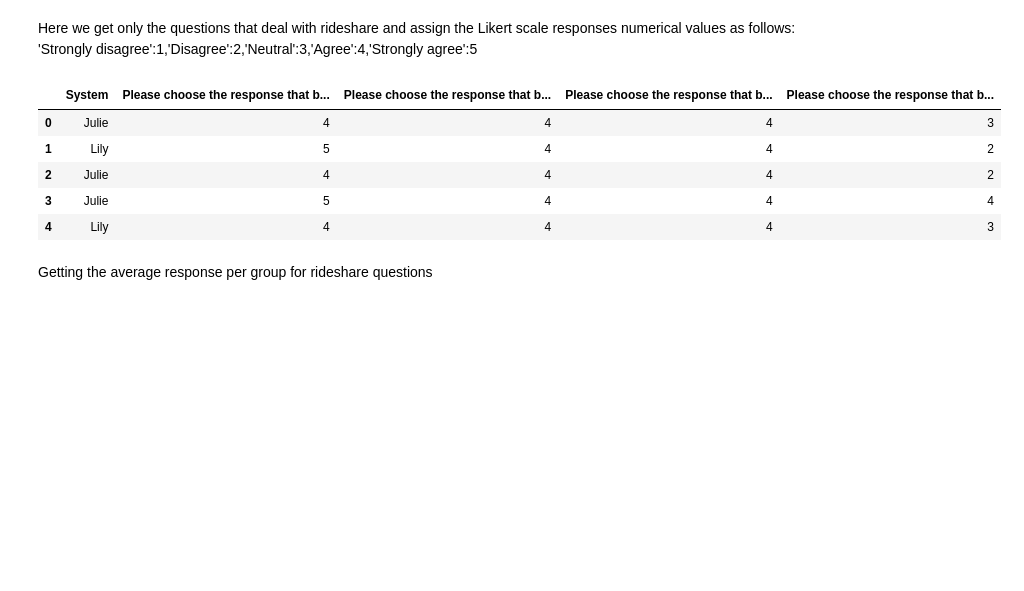
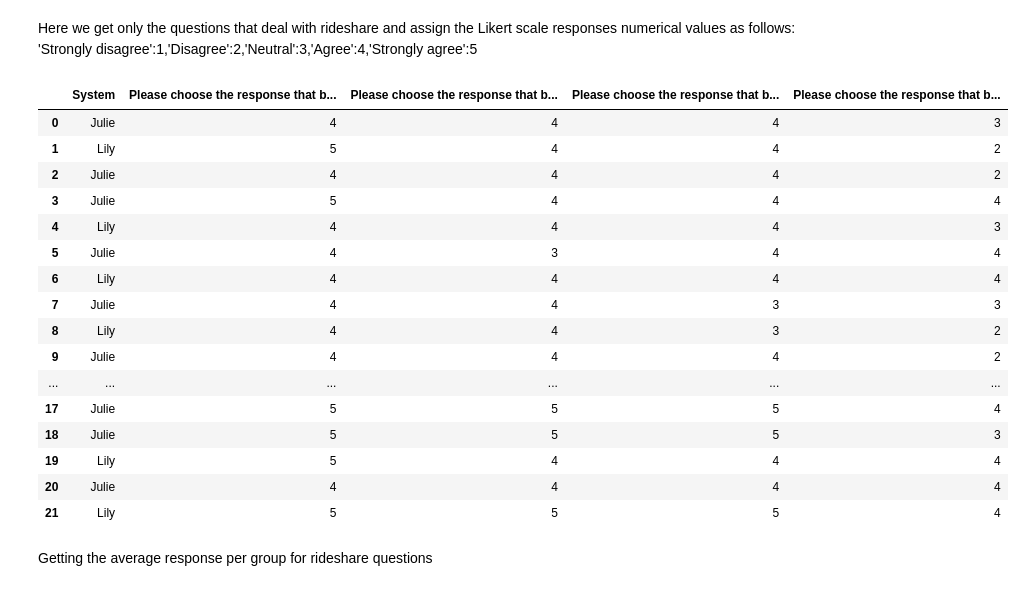
Before and after one commit to kcornn/independent-study, a Jupyter notebook: preride-data-2020.ipynb, the cells around one changed output. Saved outputs shown, nothing was run; the diff lists cells and outputs as text; code cells hidden in the pictures; blank space fills up the shorter version.

```diff
--- a/preride-data-2020.ipynb
+++ b/preride-data-2020.ipynb
@@ -95,15 +95,26 @@ Here we get only the questions that deal with rideshare and assign the Likert sc
 # %%
 lyft_uber_views = df[df.columns[:8]]
 lyft_uber_views = lyft_uber_views.drop(lyft_uber_views.columns[1:4],axis=1)
 lyft_uber_views = lyft_uber_views.replace({'Strongly disagree':1,'Disagree':2,'Neutral':3,'Agree':4,'Strongly agree':5})
-lyft_uber_views.head()
+lyft_uber_views
 # %% [output]
 |  | System | Please choose the response that b... | Please choose the response that b... | Please choose the response that b... | Please choose the response that b... |
 | 0 | Julie | 4 | 4 | 4 | 3 |
 | 1 | Lily | 5 | 4 | 4 | 2 |
 | 2 | Julie | 4 | 4 | 4 | 2 |
 | 3 | Julie | 5 | 4 | 4 | 4 |
 | 4 | Lily | 4 | 4 | 4 | 3 |
+| 5 | Julie | 4 | 3 | 4 | 4 |
+| 6 | Lily | 4 | 4 | 4 | 4 |
+| 7 | Julie | 4 | 4 | 3 | 3 |
+| 8 | Lily | 4 | 4 | 3 | 2 |
+| 9 | Julie | 4 | 4 | 4 | 2 |
+| ... | ... | ... | ... | ... | ... |
+| 17 | Julie | 5 | 5 | 5 | 4 |
+| 18 | Julie | 5 | 5 | 5 | 3 |
+| 19 | Lily | 5 | 4 | 4 | 4 |
+| 20 | Julie | 4 | 4 | 4 | 4 |
+| 21 | Lily | 5 | 5 | 5 | 4 |
 # %% [markdown]
 Getting the average response per group for rideshare questions
 # %%
```
Also changed, not shown: parts of 16 cells of this notebook, 2 other files.
